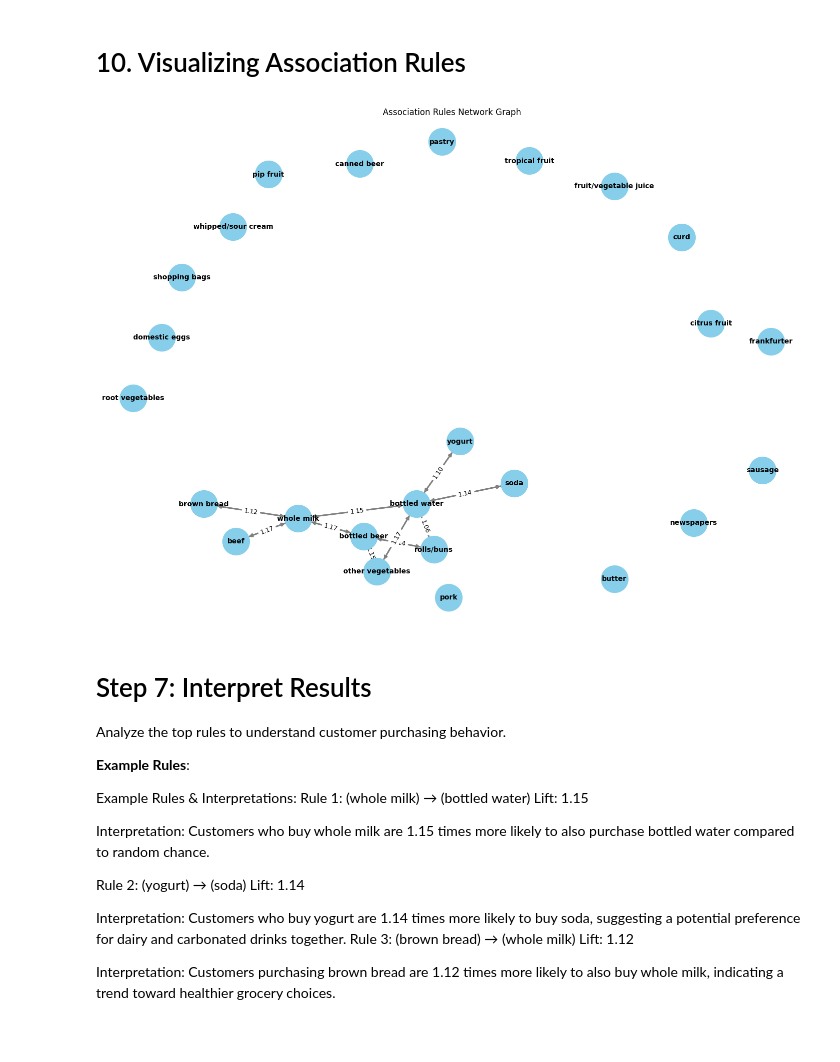
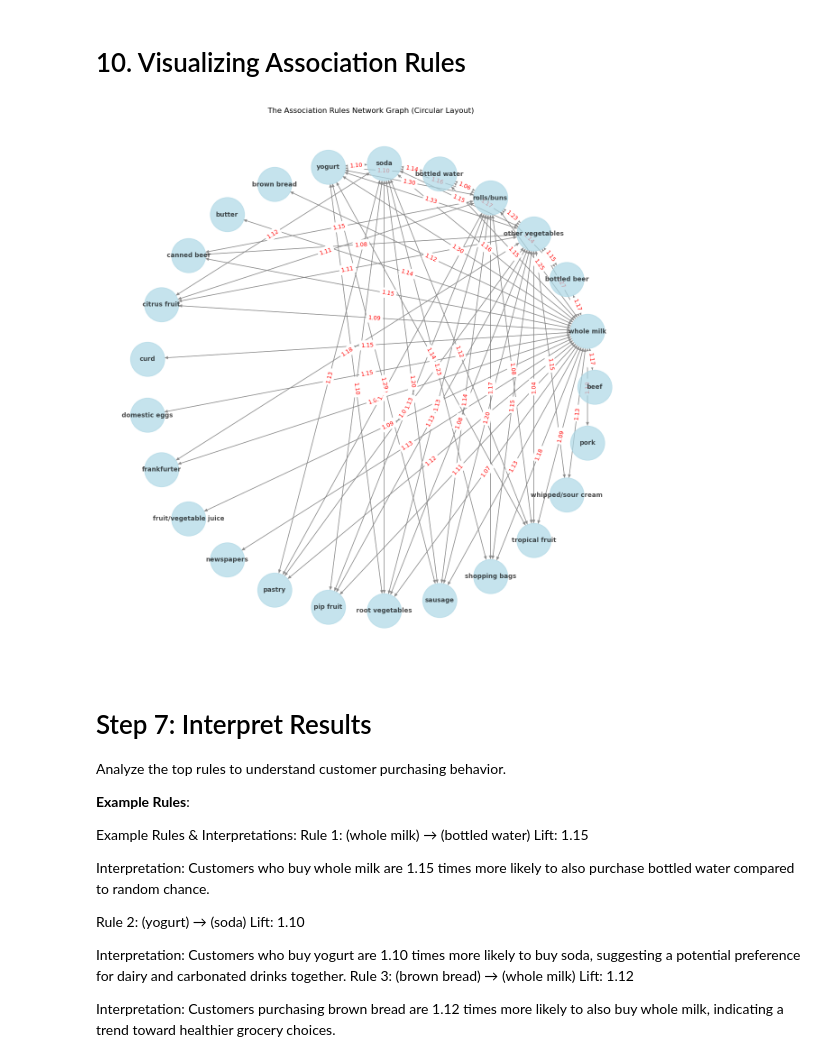
Before and after one commit to dan-waleed/Association_Rule_Learning_Discovering_Patterns, a Jupyter notebook: part3/Association_Rule_Learning_Discovering_Patterns.ipynb, the cells around one changed output. Drawn from its saved outputs; the diff is of its cells as text; code cells hidden in the pictures; blank space fills up the shorter version.

Commit message:
Updated Association Rule Learning notebook

```diff
--- a/part3/Association_Rule_Learning_Discovering_Patterns.ipynb
+++ b/part3/Association_Rule_Learning_Discovering_Patterns.ipynb
@@ -49,0 +68,6 @@ plt.show()
+# %%
+print(data.isnull().sum())
+data.drop_duplicates(inplace=True)
+# drop the not important columns
+data.drop(['Date'], axis=1, inplace=True)
+print(data.head())
@@ -178,51 +228,41 @@ recommend_items("brown bread")
 # %%
 import networkx as nx
 import matplotlib.pyplot as plt
 
-def visualize_rules(rules, top_n=20):
-    if rules.empty:
-        print("No rules to visualize.")
-        return
+# Create a directed graph
+association_graph = nx.DiGraph()
 
-    # Create a directed graph
-    graph = nx.DiGraph()
+# Add edges with lift as weight
+for index, row in rules.iterrows():
+    for antecedent in row["antecedents"]:
+        for consequent in row["consequents"]:
+            association_graph.add_edge(antecedent, consequent, weight=row["lift"])
 
-    # Add nodes for items
-    all_items = set()
-    for index, row in rules.iterrows():
-        all_items.update(row['antecedents'])
-        all_items.update(row['consequents'])
-    for item in all_items:
-        graph.add_node(item)
+# Draw the graph using a circular layout
+plt.figure(figsize=(12, 12))
+pos = nx.circular_layout(association_graph)
 
-    # Add edges for rules with weights based on lift
-    for index, row in rules.head(top_n).iterrows():
-        antecedents = list(row['antecedents'])
-        consequents = list(row['consequents'])
-        lift = row['lift']
-        for antecedent in antecedents:
-            for consequent in consequents:
-                graph.add_edge(antecedent, consequent, weight=lift)
+# Draw nodes and edges
+nx.draw(
+    association_graph,
+    pos,
+    with_labels=True,
+    node_size=3000,
+    node_color="lightblue",
+    font_size=10,
+    font_weight="bold",
+    edge_color="gray",
+    alpha=0.7
+)
 
-    # Define node positions
-    pos = nx.spring_layout(graph, k=0.5)  # Adjust k for better spacing
+# Draw edge labels (lift values)
+edge_labels = {(u, v): f"{d['weight']:.2f}" for u, v, d in association_graph.edges(data=True)}
+nx.draw_networkx_edge_labels(association_graph, pos, edge_labels=edge_labels, font_size=9, font_color="red")
 
-    # Draw nodes and edges
-    plt.figure(figsize=(14, 10))
-    nx.draw(graph, pos, with_labels=True, node_size=1500, node_color="skyblue",
-            font_size=10, font_weight="bold", width=2, edge_color='gray')
-
-    # Draw edge labels (lift values)
-    edge_labels = {(u, v): f"{d['weight']:.2f}" for u, v, d in graph.edges(data=True)}
-    nx.draw_networkx_edge_labels(graph, pos, edge_labels=edge_labels, font_size=9)
-
-    plt.title("Association Rules Network Graph")
-    plt.show()
-
-# Example usage (assuming 'rules' is a DataFrame with the correct structure)
-visualize_rules(rules)
+plt.title("The Association Rules Network Graph (Circular Layout)")
+plt.show()
 # %% [output]
-[figure, old version]
+[figure, new version]
 # %% [markdown]
 # Step 7: Interpret Results
 Analyze the top rules to understand customer purchasing behavior.
@@ -236,9 +276,9 @@ Lift: 1.15
 Interpretation: Customers who buy whole milk are 1.15 times more likely to also purchase bottled water compared to random chance.
 
 Rule 2: (yogurt) → (soda)
-Lift: 1.14
+Lift: 1.10
 
-Interpretation: Customers who buy yogurt are 1.14 times more likely to buy soda, suggesting a potential preference for dairy and carbonated drinks together.
+Interpretation: Customers who buy yogurt are 1.10 times more likely to buy soda, suggesting a potential preference for dairy and carbonated drinks together.
 Rule 3: (brown bread) → (whole milk)
 Lift: 1.12
 
```
Also changed, not shown: parts of 14 cells of this notebook.
